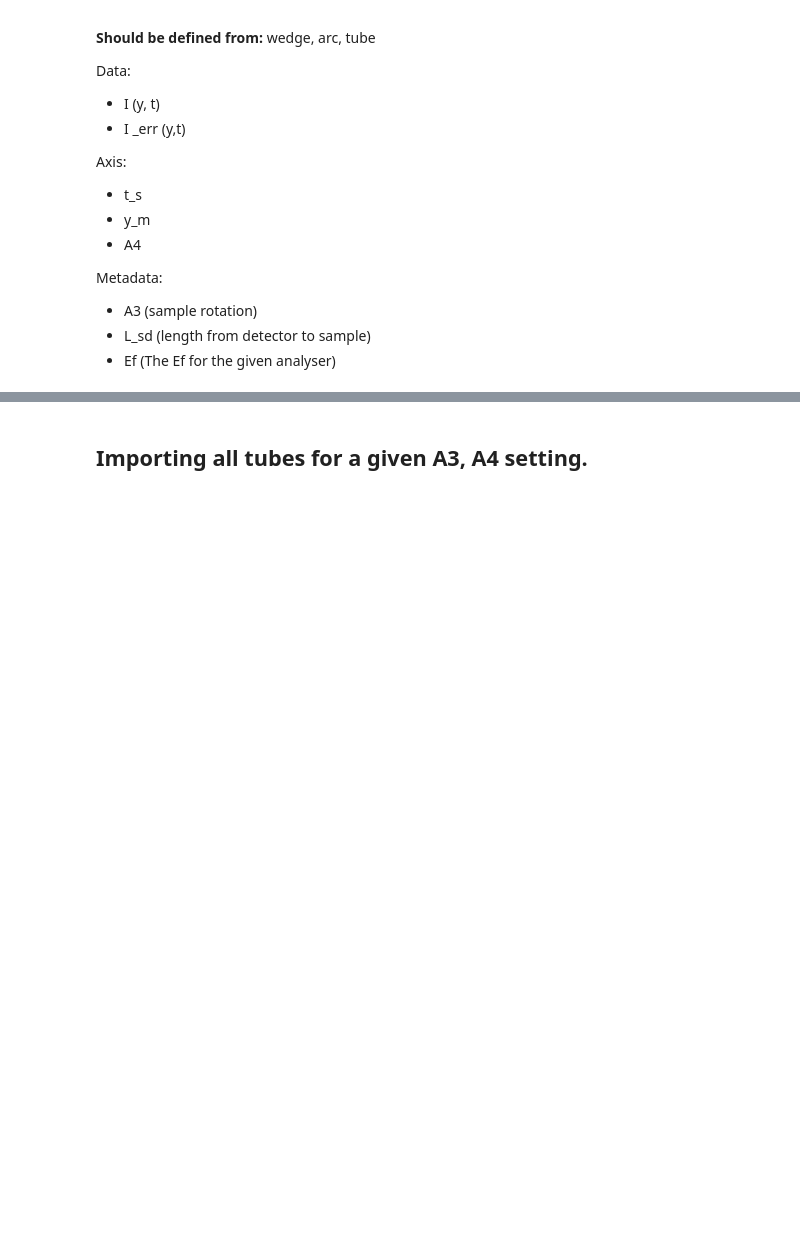
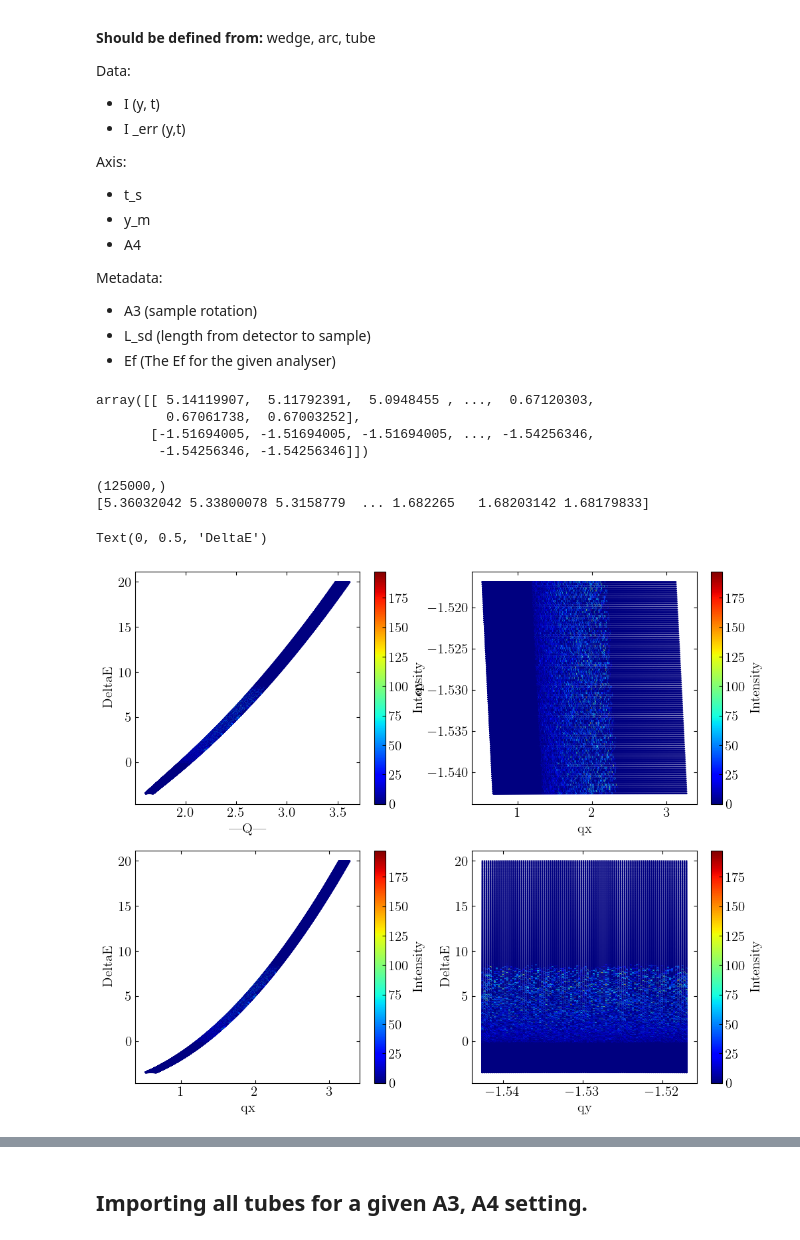
Before and after one commit to JEGKANIKMULTITASK/BIFROST, a Jupyter notebook: DataConversionMJOLNIR/BifrostConversionToMjolnir.ipynb, the cells around one changed output, grey strips where cells are left out. Cells and saved outputs as stored; diff of their text form; code cells hidden in the pictures; blank space fills up the shorter version.

Commit message:
include flatten function to tube measurment

```diff
--- a/DataConversionMJOLNIR/BifrostConversionToMjolnir.ipynb
+++ b/DataConversionMJOLNIR/BifrostConversionToMjolnir.ipynb
@@ -205,0 +218,64 @@ class tube_measurement:
+# %%
+scan_file_path = '../McStasScript/run_folder/test5/mccode.h5'
+
+ob = tube_measurement(wedge=6, arc=4, tube=1)
+ob.getI(scan_file_path)
+ob.getI_err(scan_file_path)
+
+ob.get_t_s(scan_file_path)
+ob.get_y_m(scan_file_path)
+ob.getA3(scan_file_path)
+
+ob.getA4(scan_file_path)
+
+ob.calcDE()
+ob.calcQ()
+ob.flatten()
+
+ob.Q
+# %% [output]
+array([[ 5.14119907,  5.11792391,  5.0948455 , ...,  0.67120303,
+         0.67061738,  0.67003252],
+       [-1.51694005, -1.51694005, -1.51694005, ..., -1.54256346,
+        -1.54256346, -1.54256346]])
+# %%
+deltaE1 = ob.Delta_E
+I1 = ob.I
+I1_err = ob.I_err
+Q = np.sqrt(ob.Q[0]**2+ob.Q[1]**2)
+qx1 = ob.Q[0]
+qy1 = ob.Q[1]
+
+I1 = I1[deltaE1<20]
+I1_err = I1_err[deltaE1<20]
+Q = Q[deltaE1<20]
+qy1 = qy1[deltaE1<20]
+qx1 = qx1[deltaE1<20]
+deltaE1 = deltaE1[deltaE1<20]
+
+
+fig, ax = plt.subplots(2,2, figsize=(12,10))
+sc1 = ax[0,0].scatter(Q, deltaE1, c=I1, cmap='jet', s=1)
+plt.colorbar(sc1, ax=ax[0,0],label='Intensity')
+ax[0,0].set_xlabel(r'|Q|')
+ax[0,0].set_ylabel('DeltaE')
+
+sc2 = ax[0,1].scatter(qx1, qy1, c=I1, cmap='jet', s=1)
+plt.colorbar(sc2, ax=ax[0,1],label='Intensity')
+ax[0,1].set_xlabel('qx')
+ax[0,1].set_ylabel('qy')
+
+sc3 = ax[1,0].scatter(qx1, deltaE1, c=I1, cmap='jet', s=1)
+plt.colorbar(sc3, ax=ax[1,0],label='Intensity')
+ax[1,0].set_xlabel('qx')
+ax[1,0].set_ylabel('DeltaE')
+
+sc4 = ax[1,1].scatter(qy1, deltaE1, c=I1, cmap='jet', s=1)
+plt.colorbar(sc4, ax=ax[1,1],label='Intensity')
+ax[1,1].set_xlabel('qy')
+ax[1,1].set_ylabel('DeltaE')
+# %% [output]
+(125000,)
+[5.36032042 5.33800078 5.3158779  ... 1.682265   1.68203142 1.68179833]
+Text(0, 0.5, 'DeltaE')
+[figure, added]
```
Also changed, not shown: parts of 13 cells of this notebook, 2 other files.
